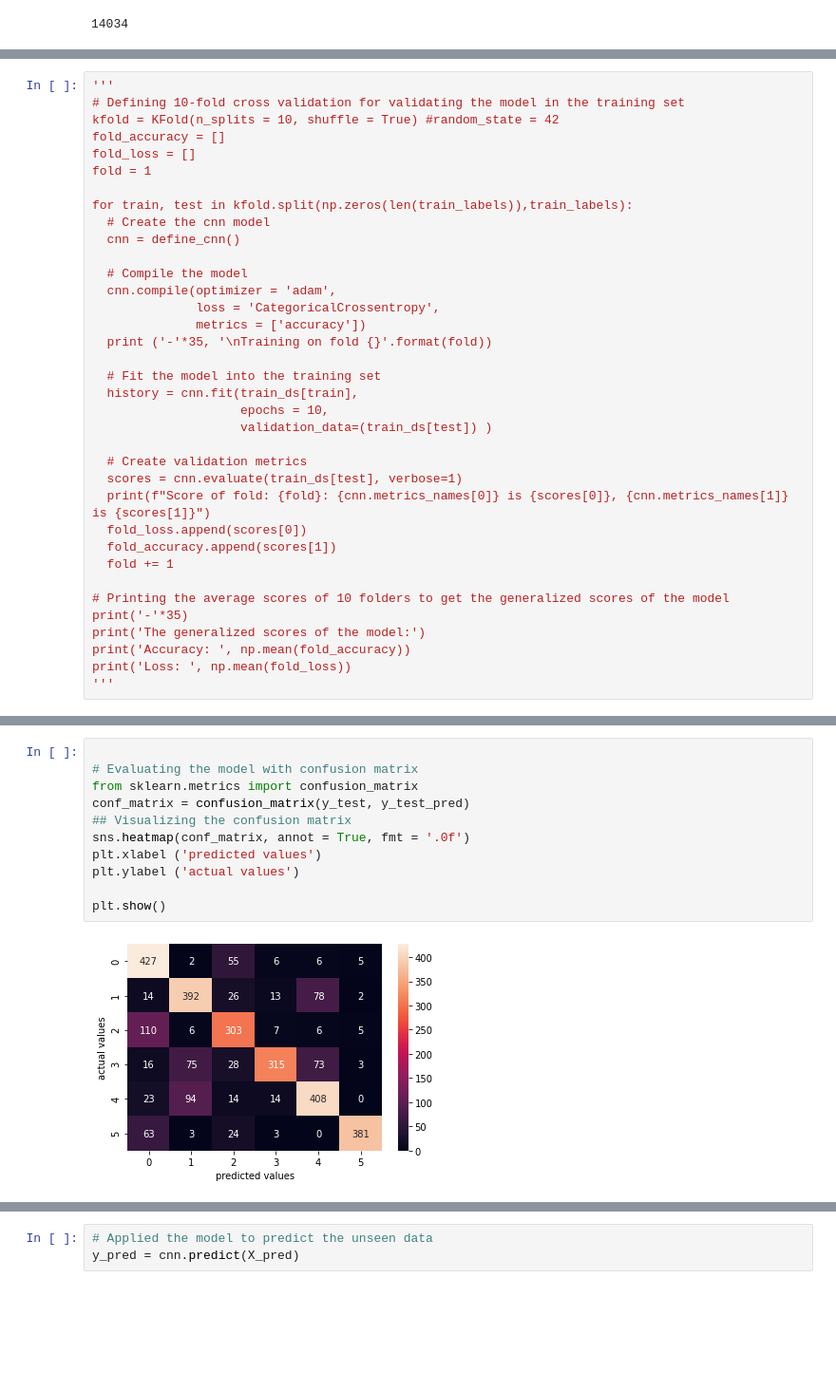
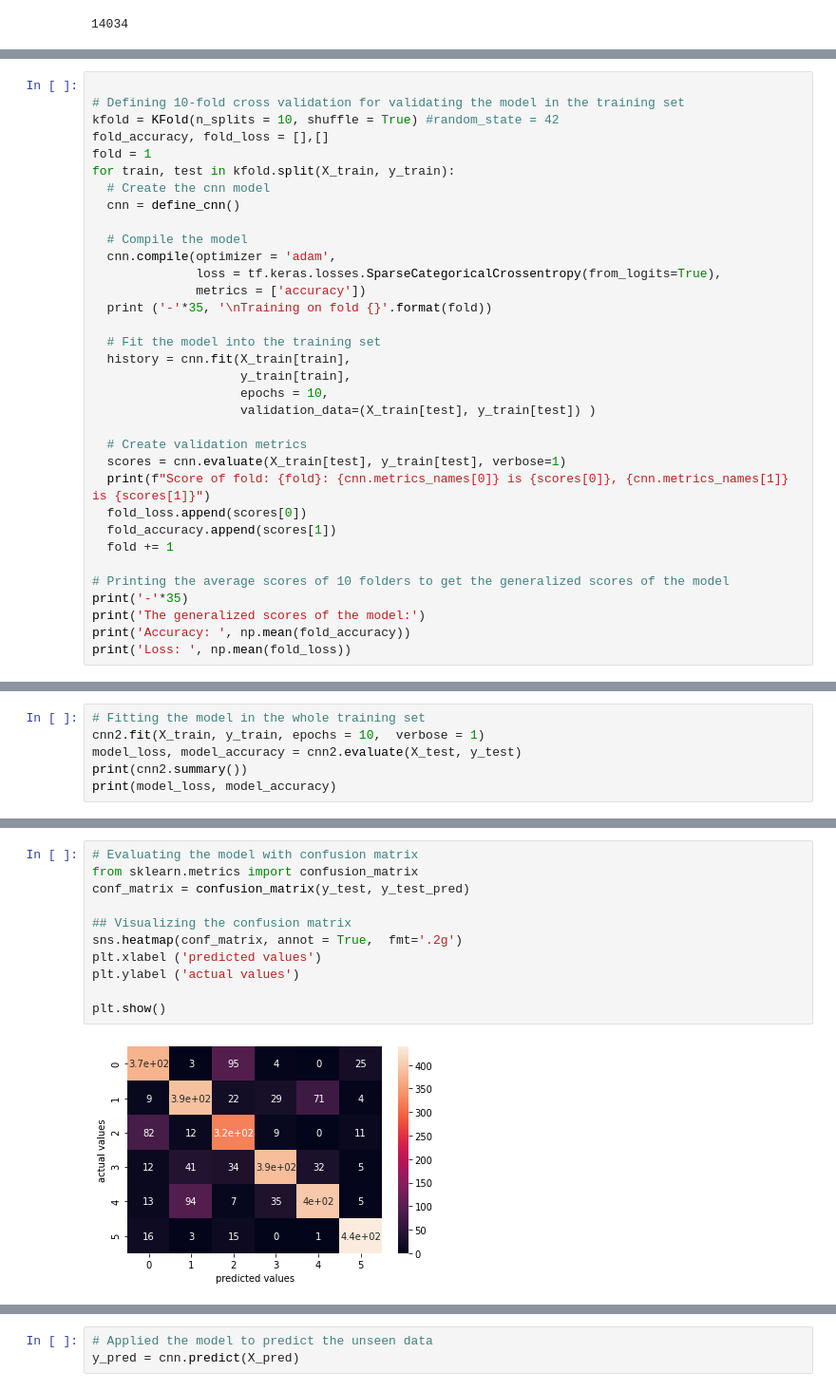
Before and after one commit to HuyenNguyenHelen/INFO-5505---Machine-learning, a Jupyter notebook: HuyenNguyen_Assignment_6.ipynb, the cells around one changed output, grey strips where cells are left out. Shown at 95% size. Cells and saved outputs as stored; diff of their text form; blank space fills up the shorter version.

```diff
--- a/HuyenNguyen_Assignment_6.ipynb
+++ b/HuyenNguyen_Assignment_6.ipynb
@@ -336,28 +401,27 @@ print(len(train_labels))
 # %%
-'''
+
 # Defining 10-fold cross validation for validating the model in the training set
 kfold = KFold(n_splits = 10, shuffle = True) #random_state = 42
-fold_accuracy = []
-fold_loss = []
+fold_accuracy, fold_loss = [],[]
 fold = 1
-
-for train, test in kfold.split(np.zeros(len(train_labels)),train_labels):
+for train, test in kfold.split(X_train, y_train):
   # Create the cnn model
   cnn = define_cnn()
 
   # Compile the model
   cnn.compile(optimizer = 'adam',
-              loss = 'CategoricalCrossentropy',
+              loss = tf.keras.losses.SparseCategoricalCrossentropy(from_logits=True),
               metrics = ['accuracy'])
   print ('-'*35, '\nTraining on fold {}'.format(fold))
 
   # Fit the model into the training set
-  history = cnn.fit(train_ds[train],
+  history = cnn.fit(X_train[train],
+                    y_train[train],
                     epochs = 10,
-                    validation_data=(train_ds[test]) )
+                    validation_data=(X_train[test], y_train[test]) )
 
   # Create validation metrics
-  scores = cnn.evaluate(train_ds[test], verbose=1)
+  scores = cnn.evaluate(X_train[test], y_train[test], verbose=1)
   print(f"Score of fold: {fold}: {cnn.metrics_names[0]} is {scores[0]}, {cnn.metrics_names[1]} is {scores[1]}")
   fold_loss.append(scores[0])
   fold_accuracy.append(scores[1])
@@ -368,7 +432,6 @@ print('-'*35)
 print('The generalized scores of the model:')
 print('Accuracy: ', np.mean(fold_accuracy))
 print('Loss: ', np.mean(fold_loss))
-'''
 # %% [output]
 -----------------------------------
 Training on fold 1
@@ -430,0 +453,6 @@ Loss:  0.8557416141033173
+# %%
+# Fitting the model in the whole training set
+cnn2.fit(X_train, y_train, epochs = 10,  verbose = 1)
+model_loss, model_accuracy = cnn2.evaluate(X_test, y_test)
+print(cnn2.summary())
+print(model_loss, model_accuracy)
@@ -461,15 +507,15 @@ array([5, 5, 3, ..., 1, 0, 2])
 # %%
-
 # Evaluating the model with confusion matrix
 from sklearn.metrics import confusion_matrix
 conf_matrix = confusion_matrix(y_test, y_test_pred)
+
 ## Visualizing the confusion matrix
-sns.heatmap(conf_matrix, annot = True, fmt = '.0f')
+sns.heatmap(conf_matrix, annot = True,  fmt='.2g')
 plt.xlabel ('predicted values')
 plt.ylabel ('actual values')
 
 plt.show()
 # %% [output]
-[figure, old version]
+[figure, new version]
 # %%
 # Plotting the performance of the model over training
```
Also changed, not shown: parts of 7 cells of this notebook.
